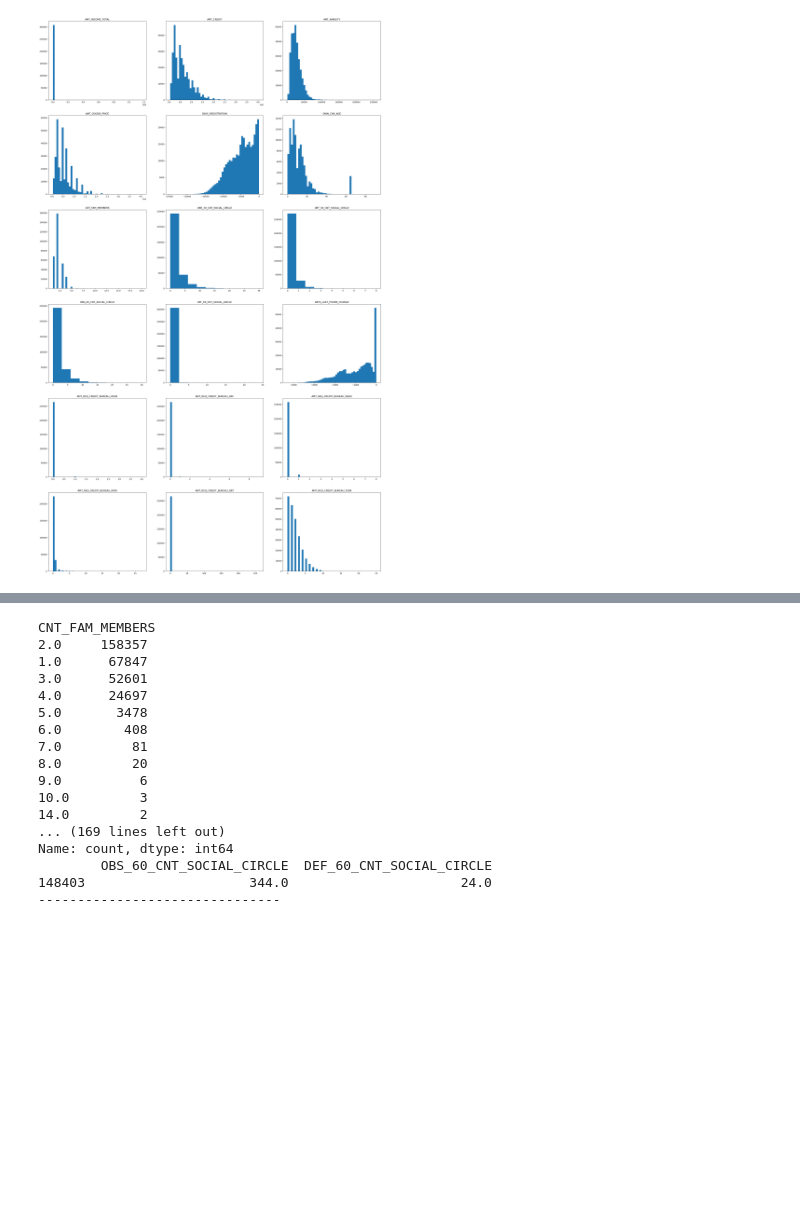
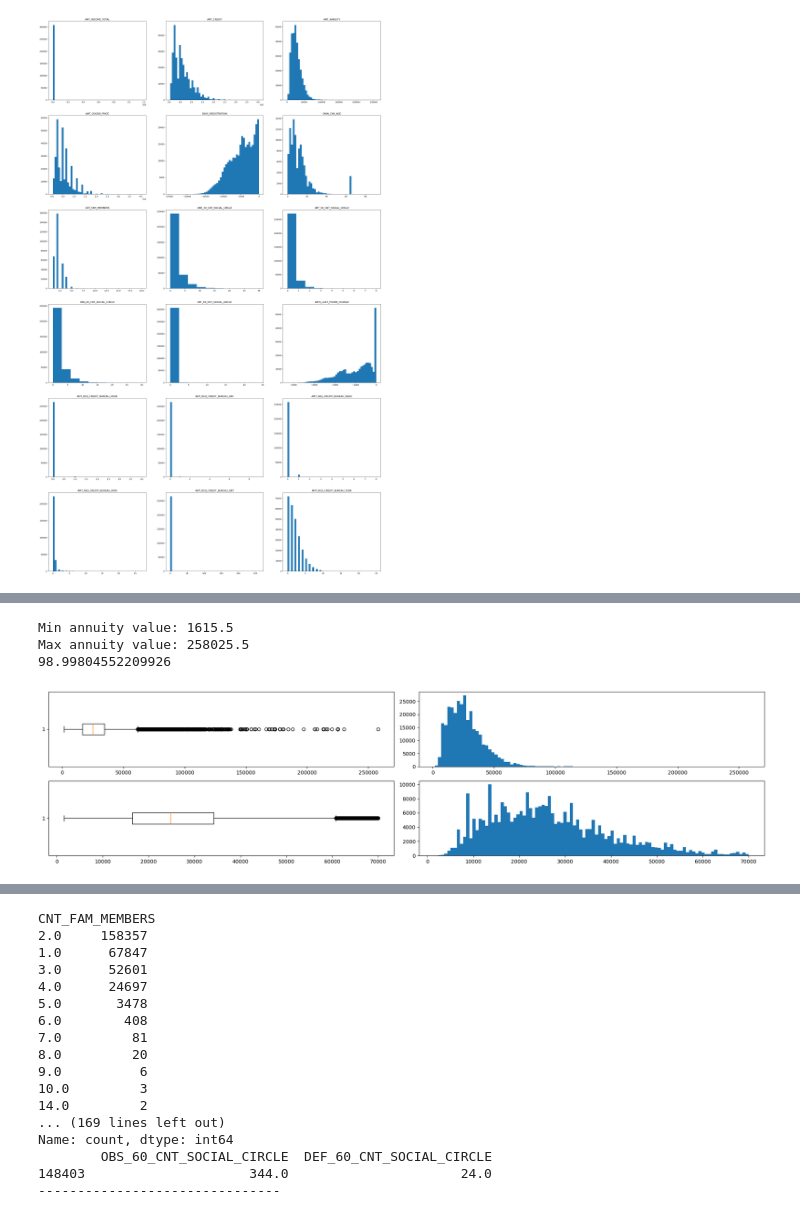
Before and after one commit to PhamMaiLinh-2403/Home_Credit_Default_Risk, a Jupyter notebook: EDA.ipynb, the cells around one changed output, grey strips where cells are left out. Saved outputs shown, nothing was run; the diff lists cells and outputs as text; code cells hidden in the pictures; blank space fills up the shorter version.

```diff
--- a/EDA.ipynb
+++ b/EDA.ipynb
@@ -483,0 +504,26 @@ Name: count, dtype: int64
+# %%
+# Check AMT_ANNUITY
+sorted_annuity = application_train['AMT_ANNUITY'].sort_values().dropna()
+print(f'Min annuity value: {sorted_annuity.iloc[0]}')
+print(f'Max annuity value: {sorted_annuity.max()}')
+
+# Check if the monthly responsibility is greater than the credit amount, which is not possible
+application_train[application_train['AMT_ANNUITY'] > application_train['AMT_CREDIT']]
+
+# Check the NaN values in AMT_ANNUITY
+application_train['AMT_ANNUITY'].isna().sum()
+
+print(sorted_annuity[sorted_annuity <= 70000].shape[0] / sorted_annuity.shape[0] * 100)
+
+fig, ax = plt.subplots(2, 2, figsize=(20, 5))
+ax[0, 0].boxplot(sorted_annuity, vert=False)
+ax[0, 1].hist(sorted_annuity, bins=100)
+ax[1, 0].boxplot(sorted_annuity[sorted_annuity <= 70000], vert=False)
+ax[1, 1].hist(sorted_annuity[sorted_annuity <= 70000], bins=100)
+plt.tight_layout()
+plt.show()
+# %% [output]
+Min annuity value: 1615.5
+Max annuity value: 258025.5
+98.99804552209926
+[figure, added]
```
Also changed, not shown: parts of 5 cells of this notebook.
